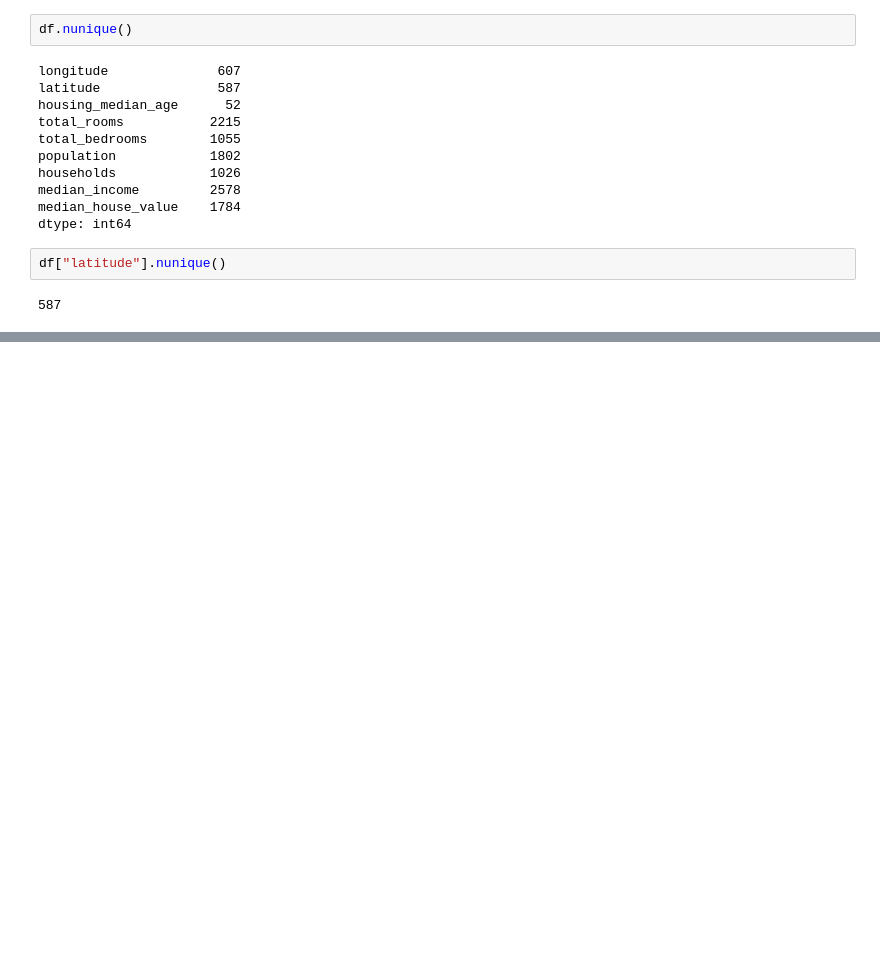
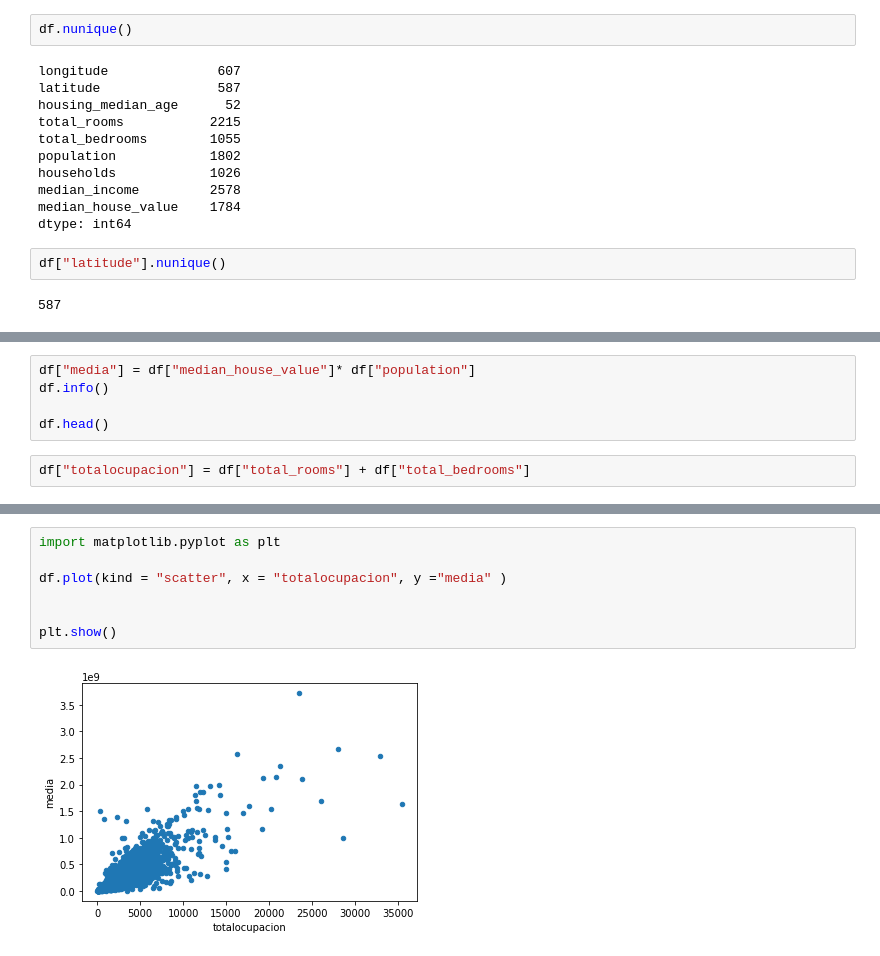
Before and after one commit to mariahirit/BIG-DATA-PROJECT, a Jupyter notebook: DataFrame.ipynb, the cells around one changed output, grey strips where cells are left out. Drawn from its saved outputs; the diff is of its cells as text; blank space fills up the shorter version.

```diff
--- a/DataFrame.ipynb
+++ b/DataFrame.ipynb
@@ -126,0 +177,7 @@ df["latitude"].nunique()
+# %%
+df["media"] = df["median_house_value"]* df["population"]
+df.info()
+
+df.head()
+# %%
+df["totalocupacion"] = df["total_rooms"] + df["total_bedrooms"]
@@ -126,0 +205,9 @@ df["latitude"].nunique()
+# %%
+import matplotlib.pyplot as plt
+
+df.plot(kind = "scatter", x = "totalocupacion", y ="media" )
+
+
+plt.show()
+# %% [output]
+[figure, added]
```
Also changed, not shown: parts of 5 cells of this notebook.
